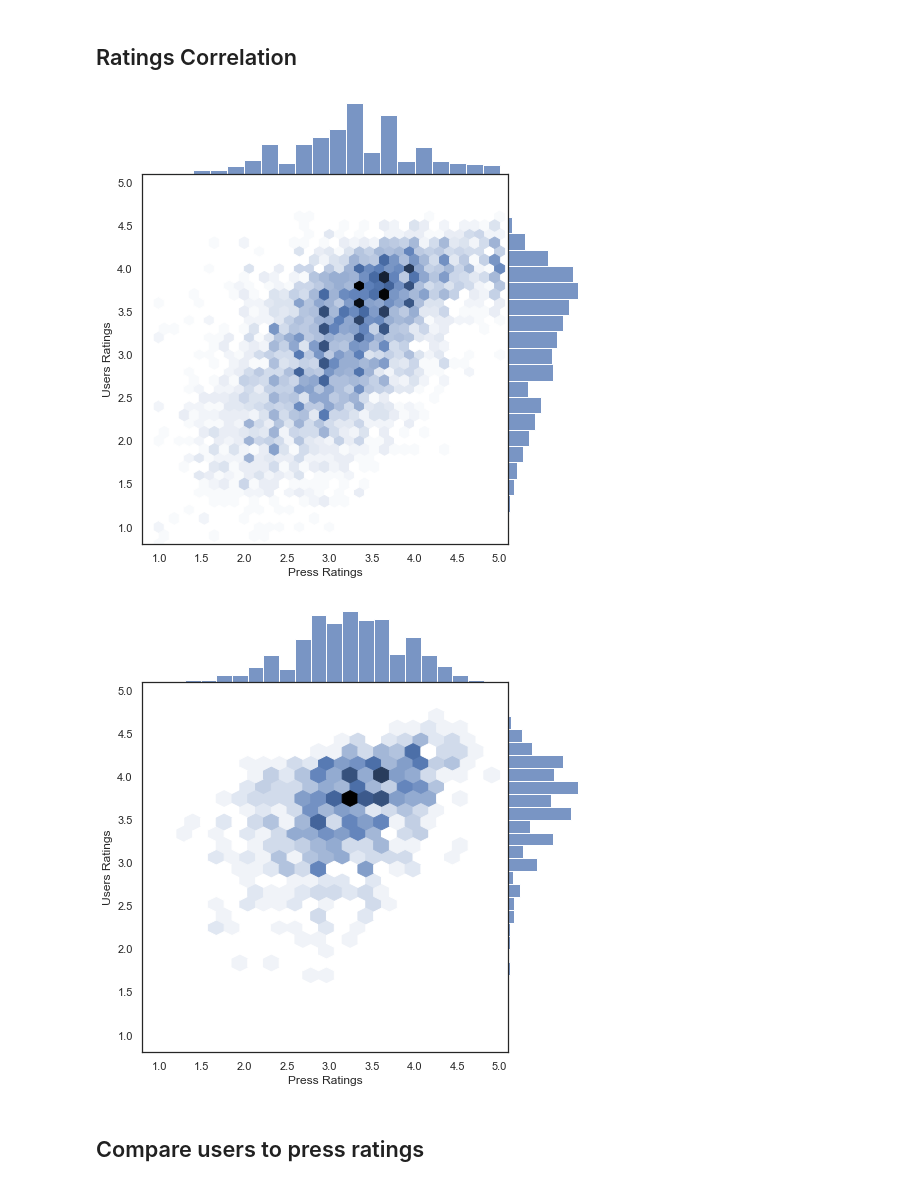
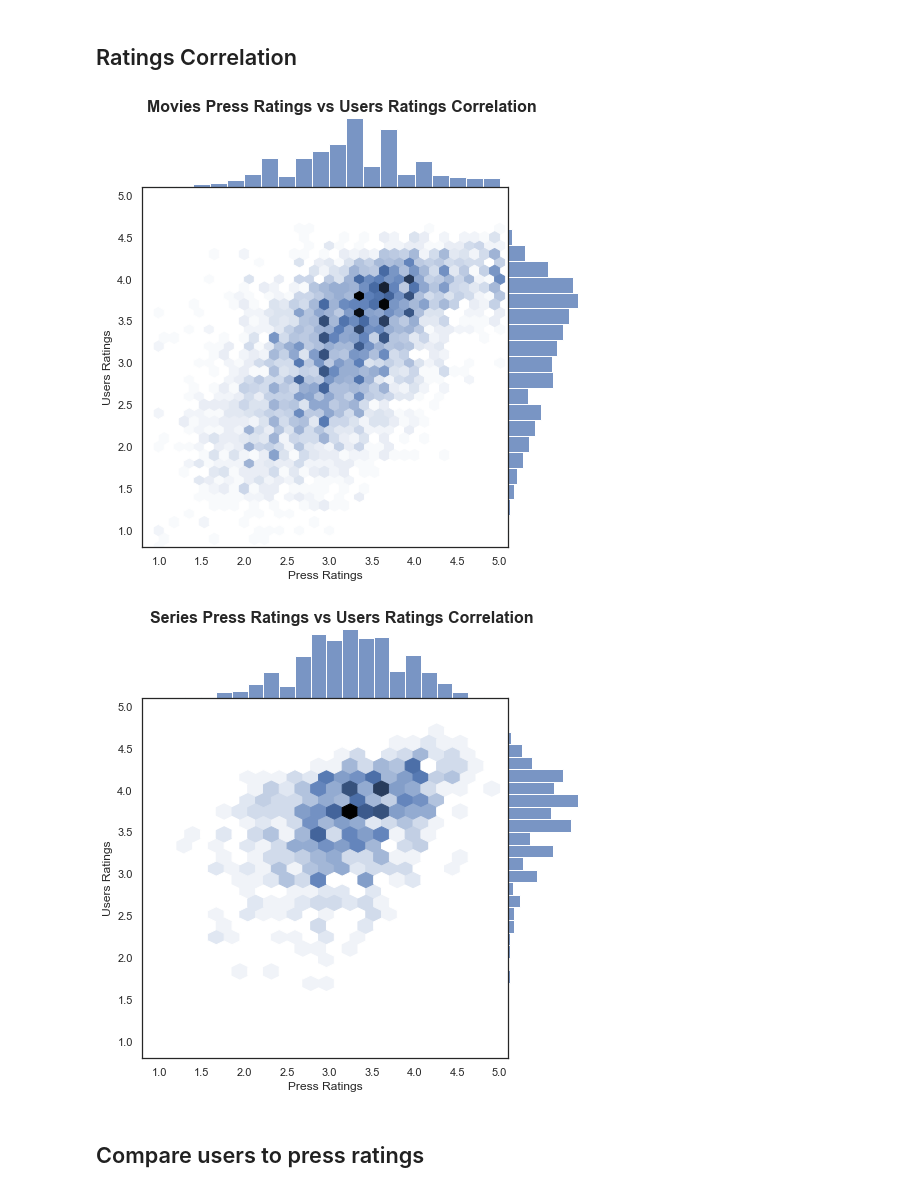
Before and after one commit to Bastien-LDC/Allocine-Recommender-System, a Jupyter notebook: Data Analysis/Allocine_Data_Analysis.ipynb, the cells around one changed output. Drawn from its saved outputs; the diff is of its cells as text; code cells hidden in the pictures.

```diff
--- a/Data Analysis/Allocine_Data_Analysis.ipynb
+++ b/Data Analysis/Allocine_Data_Analysis.ipynb
@@ -933,17 +938,19 @@ for k,df in list(data.items())[:2]:
 # %%
 # Correlation between press_rating and user_rating
 for k,df in list(data.items())[:2]:
     ax = sns.jointplot(x="press_rating", y="user_rating",
                     data=df, kind="hex",
                     marginal_kws=dict(bins=20),
                     xlim=(0.8,5.1), ylim=(0.8,5.1),
-                    height=7, space=0).set_axis_labels("Press Ratings", "Users Ratings")
-
+                    height=7, space=0)
+    ax.set_axis_labels("Press Ratings", "Users Ratings")
+    ax.fig.suptitle(f"{k.title()} Press Ratings vs Users Ratings Correlation", fontsize=16, fontweight='bold')
+    ax.fig.subplots_adjust(top=0.95) # Reduce plot to make room
     # save the fig
-    #ax.savefig('allocine-1_jointplot.png', bbox_inches='tight', dpi=200)
+    ax.savefig(f"{k}_press_user_corr.png", bbox_inches='tight', dpi=200)
 # %% [output]
-[figure, old version]
+[figure, new version]
-[figure, old version]
+[figure, new version]
 # %% [markdown]
 ## Compare users to press ratings
 # %%
```
Also changed, not shown: parts of 13 cells of this notebook.
